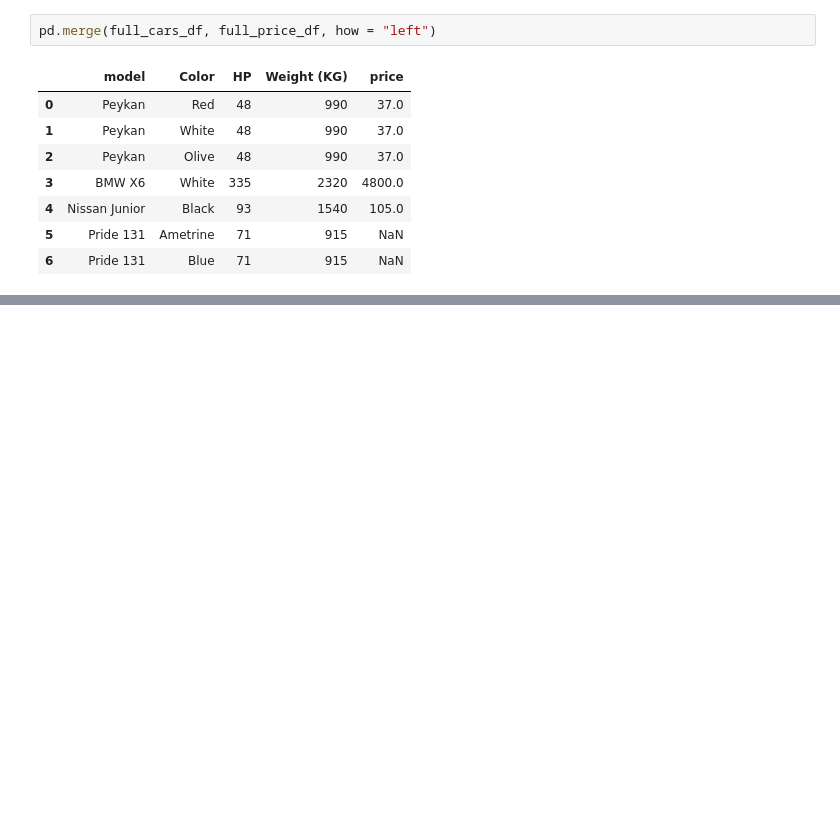
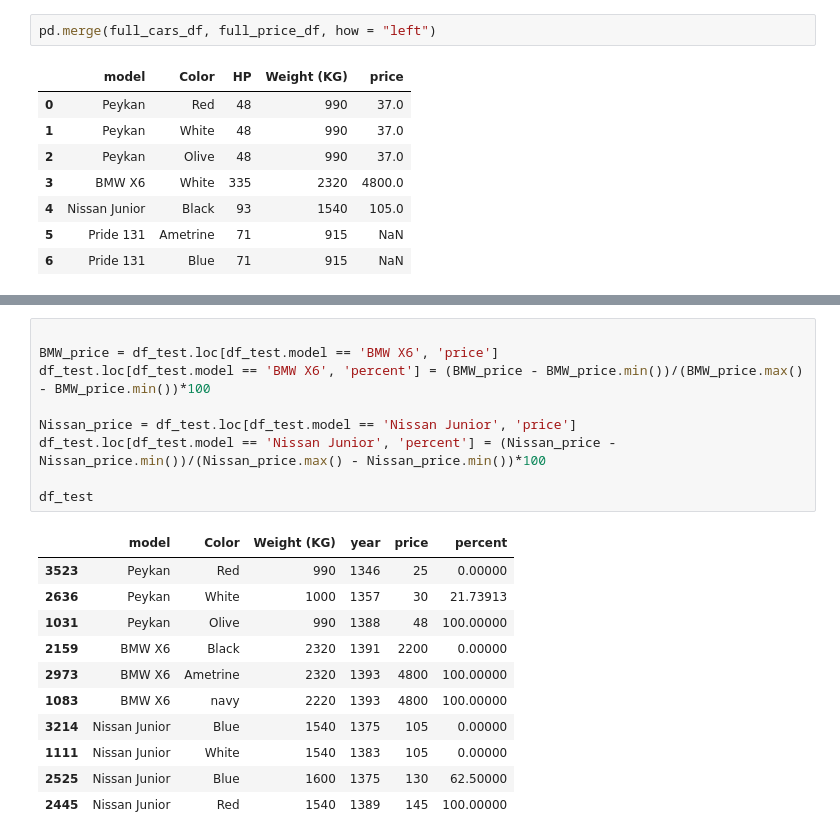
Before and after one commit to showmidelo/Preliminary_Data_Analysis_KARYAR1402, a Jupyter notebook: 02_session_Pandas.ipynb, the cells around one changed output, grey strips where cells are left out. Drawn from its saved outputs; the diff is of its cells as text; blank space fills up the shorter version.

```diff
--- a/02_session_Pandas.ipynb
+++ b/02_session_Pandas.ipynb
@@ -1016,0 +1370,21 @@ test
+# %%
+
+BMW_price = df_test.loc[df_test.model == 'BMW X6', 'price']
+df_test.loc[df_test.model == 'BMW X6', 'percent'] = (BMW_price - BMW_price.min())/(BMW_price.max() - BMW_price.min())*100
+
+Nissan_price = df_test.loc[df_test.model == 'Nissan Junior', 'price']
+df_test.loc[df_test.model == 'Nissan Junior', 'percent'] = (Nissan_price - Nissan_price.min())/(Nissan_price.max() - Nissan_price.min())*100
+
+df_test
+# %% [output]
+|  | model | Color | Weight (KG) | year | price | percent |
+| 3523 | Peykan | Red | 990 | 1346 | 25 | 0.00000 |
+| 2636 | Peykan | White | 1000 | 1357 | 30 | 21.73913 |
+| 1031 | Peykan | Olive | 990 | 1388 | 48 | 100.00000 |
+| 2159 | BMW X6 | Black | 2320 | 1391 | 2200 | 0.00000 |
+| 2973 | BMW X6 | Ametrine | 2320 | 1393 | 4800 | 100.00000 |
+| 1083 | BMW X6 | navy | 2220 | 1393 | 4800 | 100.00000 |
+| 3214 | Nissan Junior | Blue | 1540 | 1375 | 105 | 0.00000 |
+| 1111 | Nissan Junior | White | 1540 | 1383 | 105 | 0.00000 |
+| 2525 | Nissan Junior | Blue | 1600 | 1375 | 130 | 62.50000 |
+| 2445 | Nissan Junior | Red | 1540 | 1389 | 145 | 100.00000 |
```
Also changed, not shown: parts of 39 cells of this notebook.
